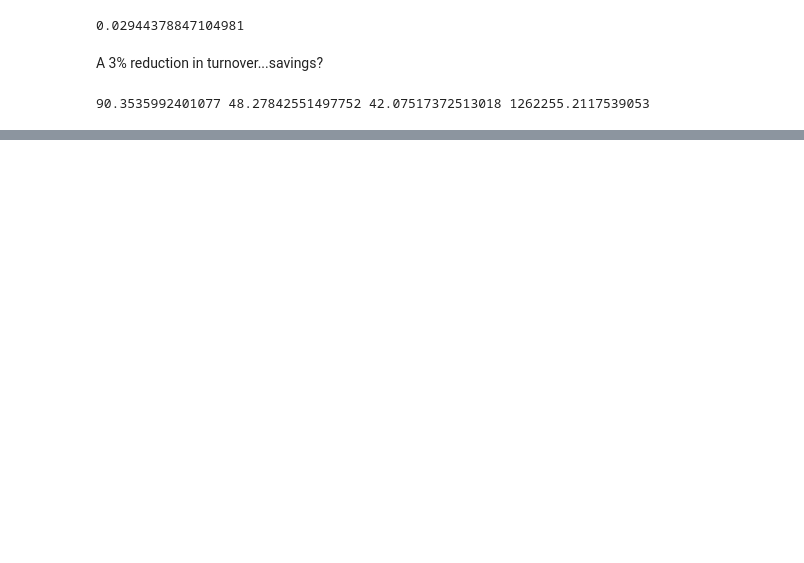
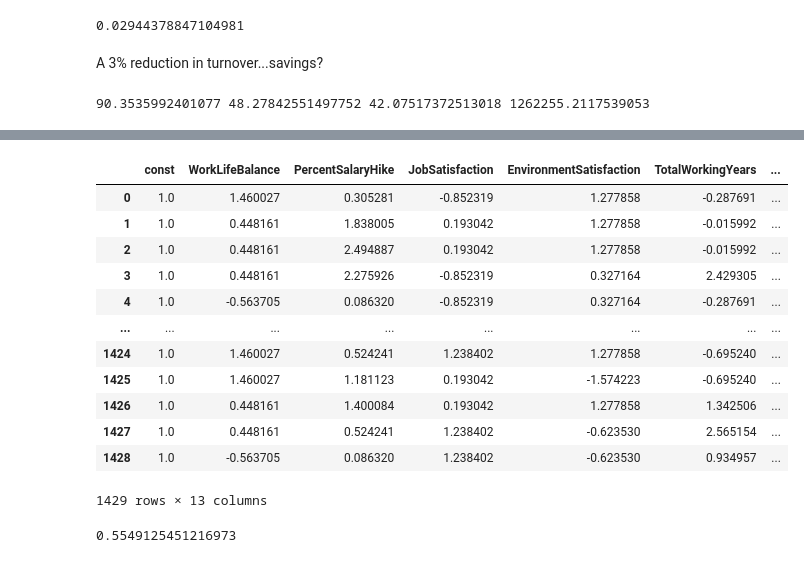
Before and after one commit to clmangham/acme_aroma, a Jupyter notebook: notebooks/4_extended_modeling_2.ipynb, the cells around one changed output, grey strips where cells are left out. Saved outputs shown, nothing was run; the diff lists cells and outputs as text; code cells hidden in the pictures; blank space fills up the shorter version.

```diff
--- a/notebooks/4_extended_modeling_2.ipynb
+++ b/notebooks/4_extended_modeling_2.ipynb
@@ -372,11 +378,11 @@ print(X_test_effect['WorkLifeBalance'].mean())
 3.0293911826452065
 3.223792862141358
 # %%
-X_test_std_effect = scaler.transform(X_test_effect[features])
-X_test_std_effect  = sm.add_constant(X_test_std_effect)
+# X_test_std_effect = scaler.transform(X_test_effect[features])
+# X_test_std_effect  = sm.add_constant(X_test_std_effect)
 
-features = ['const', 'WorkLifeBalance', 'PercentSalaryHike', 'JobSatisfaction', 'EnvironmentSatisfaction', 'TotalWorkingYears', 'Age', 'YearsWithCurrManager',
-    'YearsAtCompany', 'TrainingTimesLastYear', 'YearsSinceLastPromotion', 'MonthlyIncome', 'DistanceFromHome']
+# features = ['const', 'WorkLifeBalance', 'PercentSalaryHike', 'JobSatisfaction', 'EnvironmentSatisfaction', 'TotalWorkingYears', 'Age', 'YearsWithCurrManager',
+#     'YearsAtCompany', 'TrainingTimesLastYear', 'YearsSinceLastPromotion', 'MonthlyIncome', 'DistanceFromHome']
 
-y_pred_effect = log_reg_ext.predict(X_test_std_effect)
+# y_pred_effect = log_reg_ext.predict(X_test_std_effect)
 # %%
@@ -685,0 +729,30 @@ print(Old_turnover, New_turnover, employees_retained, Savings)
+# %%
+X_test = test.drop(columns = 'Attrition')
+y_test = test['Attrition']
+
+features = ['WorkLifeBalance', 'PercentSalaryHike', 'JobSatisfaction', 'EnvironmentSatisfaction', 'TotalWorkingYears', 'Age', 'YearsWithCurrManager',
+    'YearsAtCompany', 'TrainingTimesLastYear', 'YearsSinceLastPromotion', 'MonthlyIncome', 'DistanceFromHome']
+
+X_test_std = scaler.transform(X_test[features])
+X_test_std  = sm.add_constant(X_test_std)
+
+X_test_std
+# %% [output]
+|  | const | WorkLifeBalance | PercentSalaryHike | JobSatisfaction | EnvironmentSatisfaction | TotalWorkingYears | ... |
+| 0 | 1.0 | 1.460027 | 0.305281 | -0.852319 | 1.277858 | -0.287691 | ... |
+| 1 | 1.0 | 0.448161 | 1.838005 | 0.193042 | 1.277858 | -0.015992 | ... |
+| 2 | 1.0 | 0.448161 | 2.494887 | 0.193042 | 1.277858 | -0.015992 | ... |
+| 3 | 1.0 | 0.448161 | 2.275926 | -0.852319 | 0.327164 | 2.429305 | ... |
+| 4 | 1.0 | -0.563705 | 0.086320 | -0.852319 | 0.327164 | -0.287691 | ... |
+| ... | ... | ... | ... | ... | ... | ... | ... |
+| 1424 | 1.0 | 1.460027 | 0.524241 | 1.238402 | 1.277858 | -0.695240 | ... |
+| 1425 | 1.0 | 1.460027 | 1.181123 | 0.193042 | -1.574223 | -0.695240 | ... |
+| 1426 | 1.0 | 0.448161 | 1.400084 | 0.193042 | 1.277858 | 1.342506 | ... |
+| 1427 | 1.0 | 0.448161 | 0.524241 | 1.238402 | -0.623530 | 2.565154 | ... |
+| 1428 | 1.0 | -0.563705 | 0.086320 | 1.238402 | -0.623530 | 0.934957 | ... |
+1429 rows × 13 columns
+# %%
+y_pred_test = log_reg_ext_no_const.predict(X_test_std)
+sigmoid(y_pred_test).mean()
+# %% [output]
+0.5549125451216973
```
Also changed, not shown: parts of 34 cells of this notebook, 2 other files.
